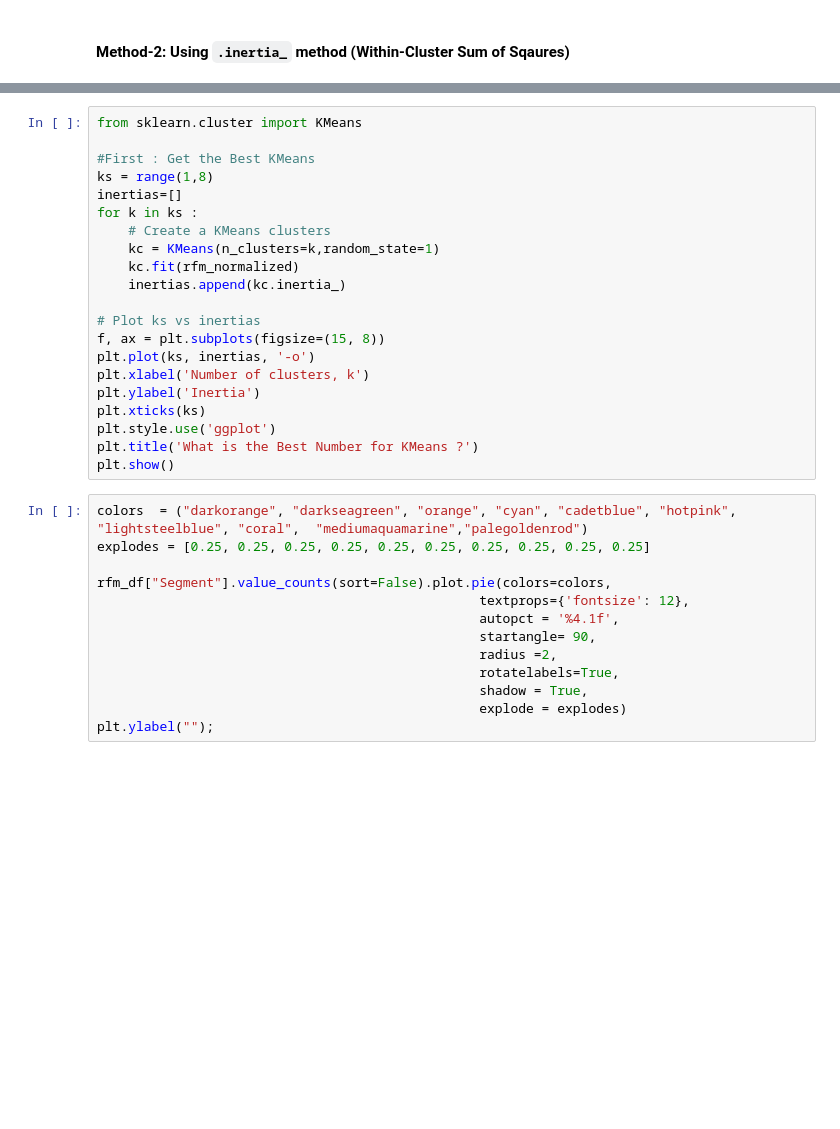
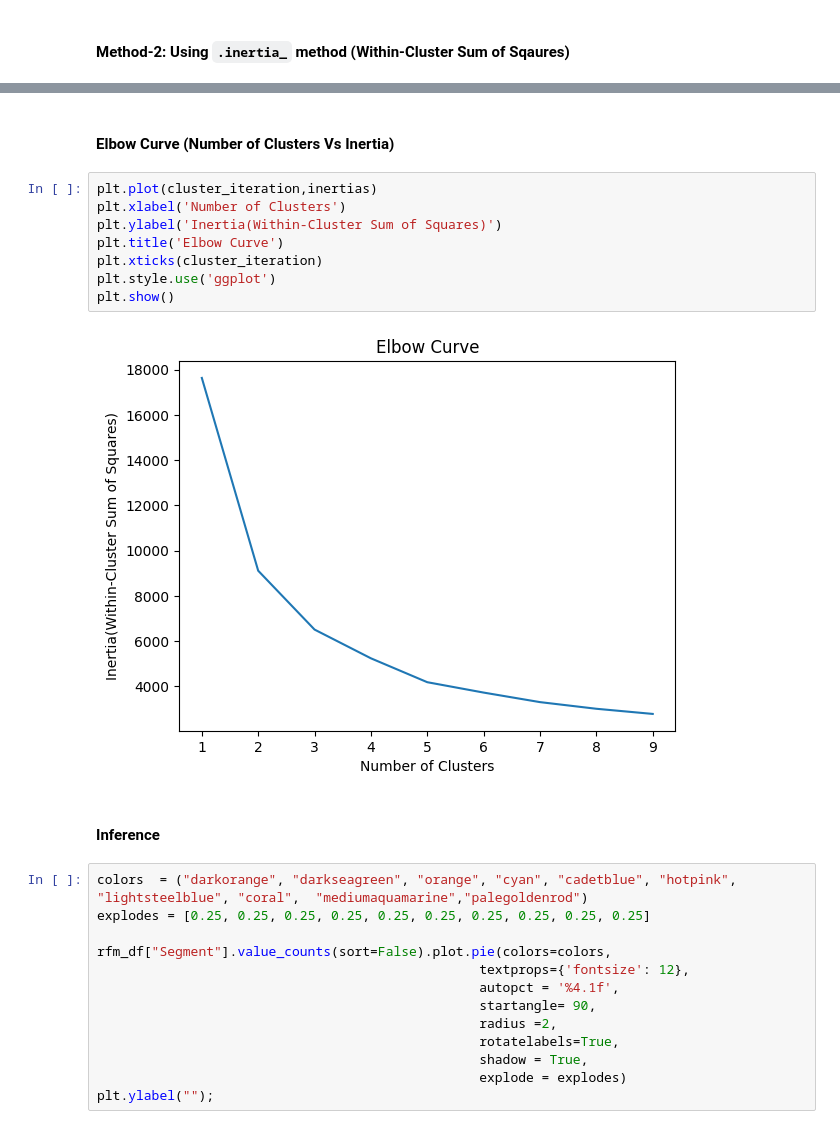
Before and after one commit to manishkr1754/Online_Retail_Customer_Segmentation_RFM_Analysis, a Jupyter notebook: Online Retail Customer Segmentation RFM Analysis.ipynb, the cells around one changed output, grey strips where cells are left out. Saved outputs shown, nothing was run; the diff lists cells and outputs as text; blank space fills up the shorter version.

```diff
--- a/Online Retail Customer Segmentation RFM Analysis.ipynb
+++ b/Online Retail Customer Segmentation RFM Analysis.ipynb
@@ -1271,24 +1222,17 @@ plt.show()
-# %%
-from sklearn.cluster import KMeans
-
-#First : Get the Best KMeans
-ks = range(1,8)
-inertias=[]
-for k in ks :
-    # Create a KMeans clusters
-    kc = KMeans(n_clusters=k,random_state=1)
-    kc.fit(rfm_normalized)
-    inertias.append(kc.inertia_)
-
-# Plot ks vs inertias
-f, ax = plt.subplots(figsize=(15, 8))
-plt.plot(ks, inertias, '-o')
-plt.xlabel('Number of clusters, k')
-plt.ylabel('Inertia')
-plt.xticks(ks)
-plt.style.use('ggplot')
-plt.title('What is the Best Number for KMeans ?')
-plt.show()
+# %% [markdown]
+#### Elbow Curve (Number of Clusters Vs Inertia)
+# %%
+plt.plot(cluster_iteration,inertias)
+plt.xlabel('Number of Clusters')
+plt.ylabel('Inertia(Within-Cluster Sum of Squares)')
+plt.title('Elbow Curve')
+plt.xticks(cluster_iteration)
+plt.style.use('ggplot')
+plt.show()
+# %% [output]
+[figure, added]
+# %% [markdown]
+#### Inference
 # %%
 colors  = ("darkorange", "darkseagreen", "orange", "cyan", "cadetblue", "hotpink", "lightsteelblue", "coral",  "mediumaquamarine","palegoldenrod")
 explodes = [0.25, 0.25, 0.25, 0.25, 0.25, 0.25, 0.25, 0.25, 0.25, 0.25]
```
Also changed, not shown: parts of 14 cells of this notebook.
